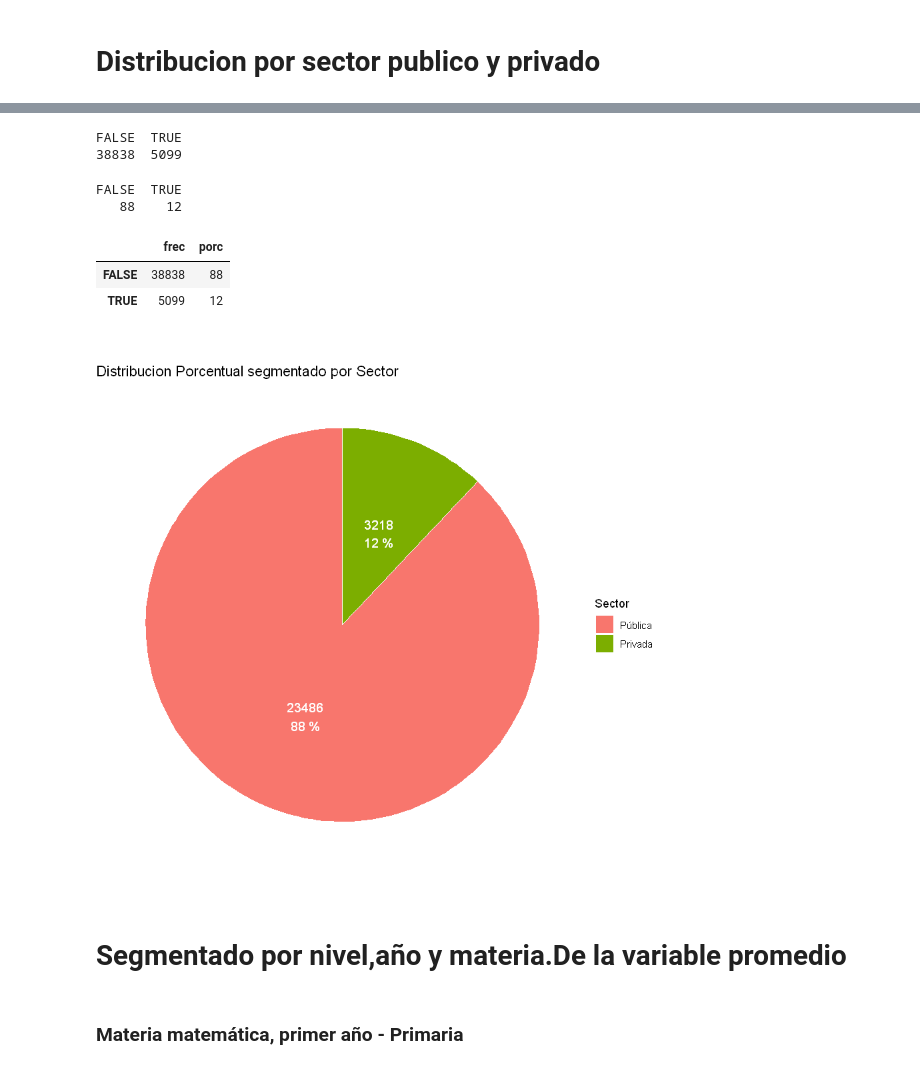
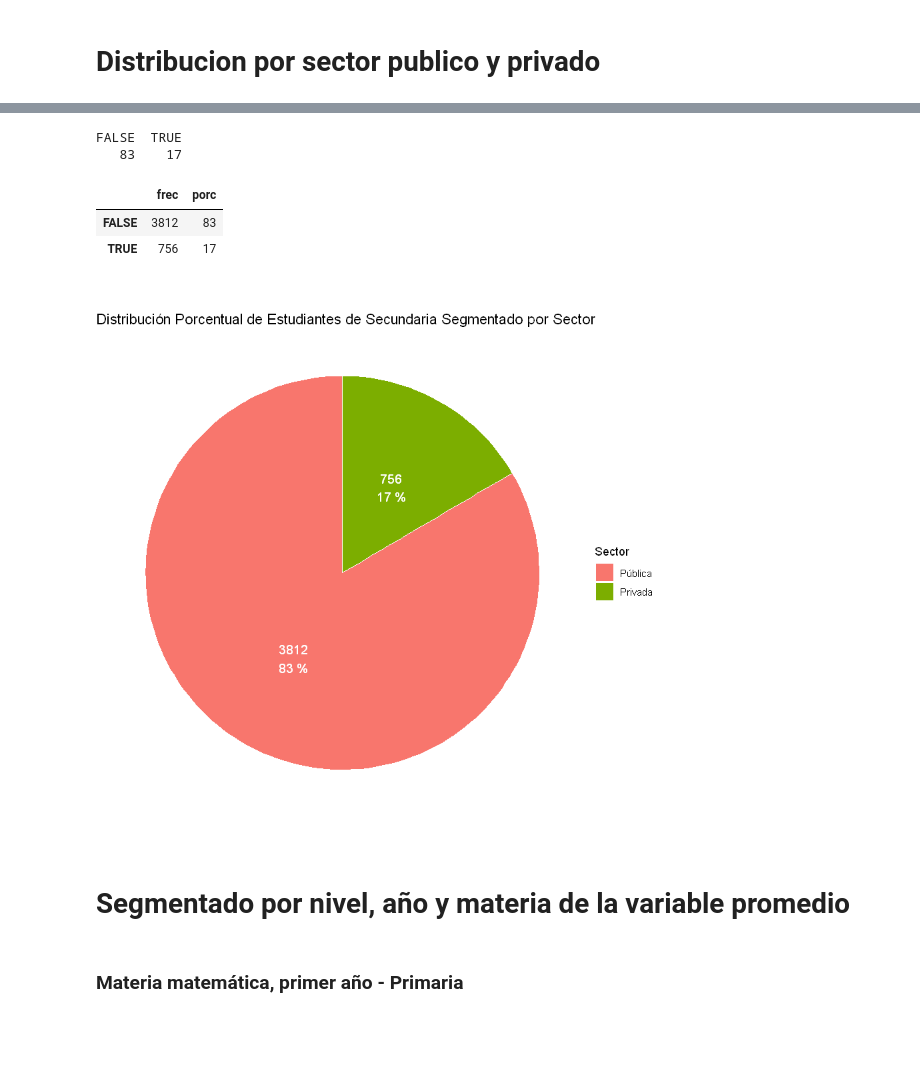
Before and after one commit to Nefertumm/EDM_2023, a Jupyter notebook: Dataset_escuelas/TP2.ipynb, the cells around one changed output, grey strips where cells are left out. Saved outputs shown, nothing was run; the diff lists cells and outputs as text; code cells hidden in the pictures; blank space fills up the shorter version.

```diff
--- a/Dataset_escuelas/TP2.ipynb
+++ b/Dataset_escuelas/TP2.ipynb
@@ -96,8 +92,8 @@ ftable(dataset_mas_limpio$Modalidad)
 # %% [markdown]
 ### Primaria
 # %%
-
-sectores<-filter(dataset_mas_limpio, (AñoCursado == "1" |  AñoCursado == "2" |  AñoCursado == "3" |
+dataset_mas_limpio_matricula <- dataset_mas_limpio %>% dplyr::distinct(Documento, .keep_all = TRUE)
+sectores<-filter(dataset_mas_limpio_matricula, (AñoCursado == "1" |  AñoCursado == "2" |  AñoCursado == "3" |
                      AñoCursado == "4" |  AñoCursado == "5" |  AñoCursado == "6") & Modalidad == "Primaria")
 # %%
 library(ggplot2)
@@ -313,14 +306,5 @@ ggplot(D1, aes(x="", y=frec, fill=Sector)) +
-# %%
-#Gráfico de barras de frecuencia absoluta
-escu_secu <- filter(dataset_mas_limpio,Modalidad == "Secundaria")
-tabla <- table(escu_secu$EsPrivada)
-tabla
-#barplot(tabla,main="Distribucion de escuelas primarias del departamento La Paz en 2022 por publicas y privadas",col=rainbow(6),ylim=c(0,30000),las=2)
-# %% [output]
-FALSE  TRUE
-38838  5099
 # %%
-escu_secu<- filter(dataset_mas_limpio, Modalidad == 'Secundaria')
+escu_secu<- filter(dataset_mas_limpio_matricula, Modalidad == 'Secundaria')
 pie <- round(100 * table(escu_secu$EsPrivada) / length(escu_secu$EsPrivada))
 pie
 porc <- c(pie)
@@ -331,24 +315,24 @@ D1_s
 Sector<-rownames(D1_s)
 # %% [output]
 FALSE  TRUE
-   88    12
+   83    17
 |  | frec | porc |
-| FALSE | 38838 | 88 |
-| TRUE | 5099 | 12 |
+| FALSE | 3812 | 83 |
+| TRUE | 756 | 17 |
 # %%
-ggplot(D1, aes(x="", y=frec, fill=Sector)) +
+ggplot(D1_s, aes(x="", y=frec, fill=Sector)) +
   geom_bar(stat="identity", width=1,color="white") +
   coord_polar("y", start=0)+
   theme_void()+
   geom_text(aes(label = paste0(frec,'\n', porc, ' %'),x = 1), color = "white", size=4,
             position = position_stack(vjust = 0.5))+
     scale_fill_manual(values=c("#F8766D", "#7CAE00"), labels=c("Pública","Privada"))+
   #scale_fill_brewer(palette="Set2")+
-  labs(title="Distribucion Porcentual segmentado por Sector")
+  labs(title="Distribución Porcentual de Estudiantes de Secundaria Segmentado por Sector")
 # %% [output]
-[figure, old version]
+[figure, new version]
 # %% [markdown]
-# Segmentado por nivel,año y materia.De la variable promedio
+# Segmentado por nivel, año y materia de la variable promedio
 # %% [markdown]
 ### Materia matemática, primer año - Primaria
 # %%
```
Also changed, not shown: parts of 62 cells of this notebook, 1 other file.
